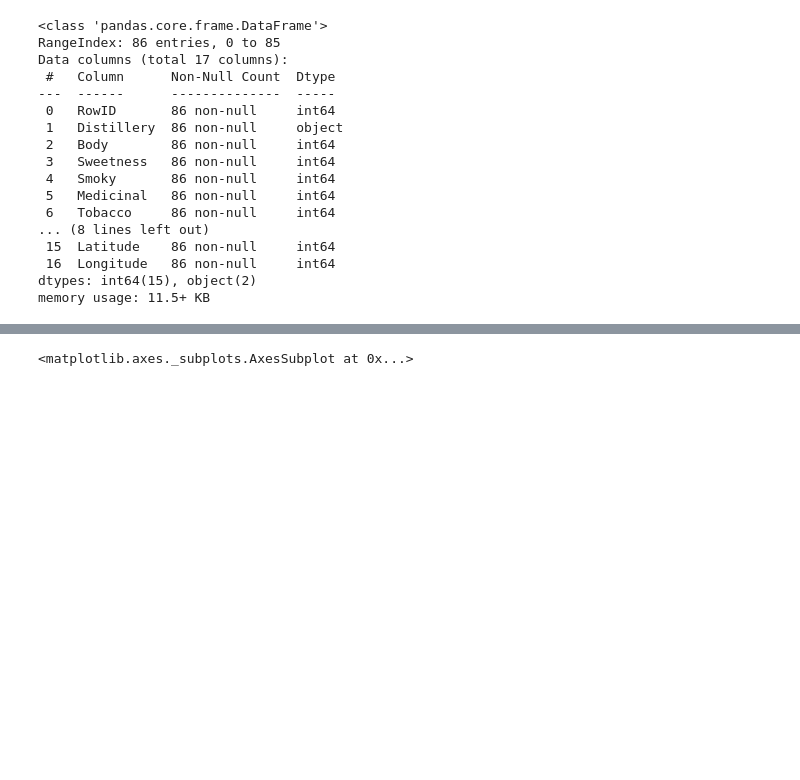
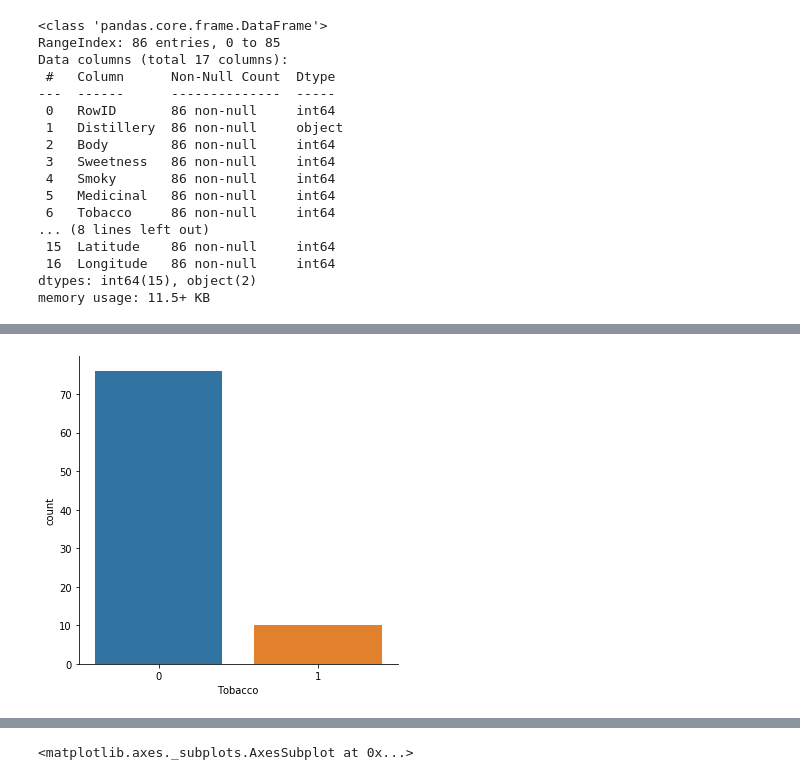
Before and after one commit to PhathuAuti/k-means_clustering, a Jupyter notebook: Whisky Tasting Data.ipynb, the cells around one changed output, grey strips where cells are left out. Drawn from its saved outputs; the diff is of its cells as text; code cells hidden in the pictures; blank space fills up the shorter version.

```diff
--- a/Whisky Tasting Data.ipynb
+++ b/Whisky Tasting Data.ipynb
@@ -55,3 +55,8 @@ whisky.describe()
 | 50% | 43.500000 | 2.000000 | 2.000000 | 1.000000 | 0.000000 | 0.000000 | 1.000000 | 1.000000 | 1.000000 | 2.000000 | 2.000000 | ... |
 | 75% | 64.750000 | 2.000000 | 3.000000 | 2.000000 | 1.000000 | 0.000000 | 2.000000 | 2.000000 | 1.000000 | 2.000000 | 2.000000 | ... |
 | max | 86.000000 | 4.000000 | 4.000000 | 4.000000 | 4.000000 | 1.000000 | 4.000000 | 3.000000 | 4.000000 | 4.000000 | 3.000000 | ... |
+# %%
+sns.factorplot("Tobacco", data = whisky, kind = "count")
+plt.show()
+# %% [output]
+[figure, added]
```
Also changed, not shown: parts of 2 cells of this notebook.
